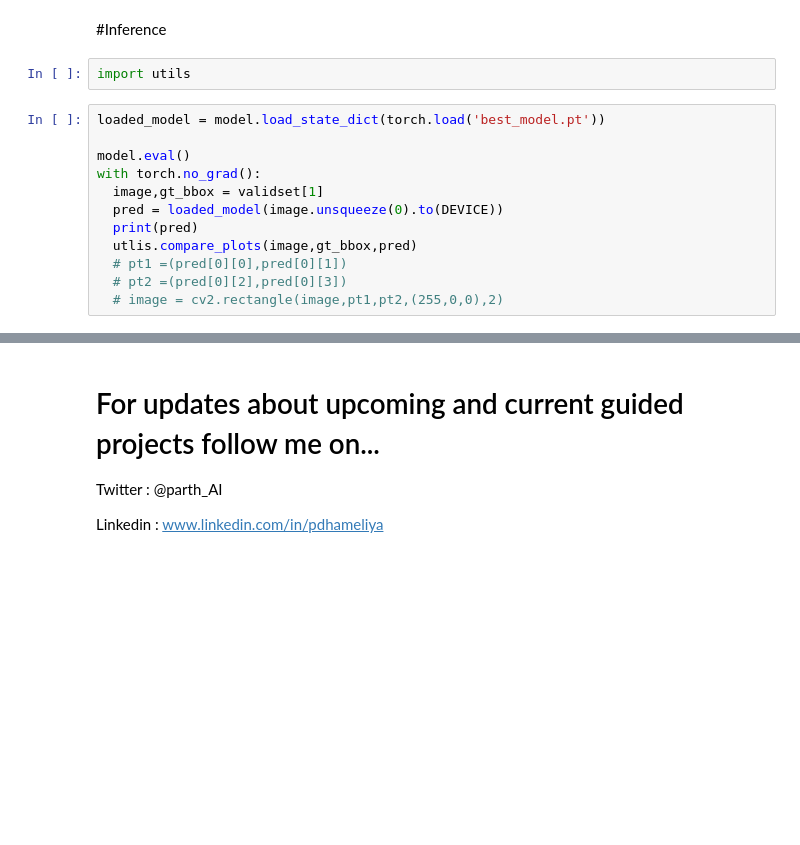
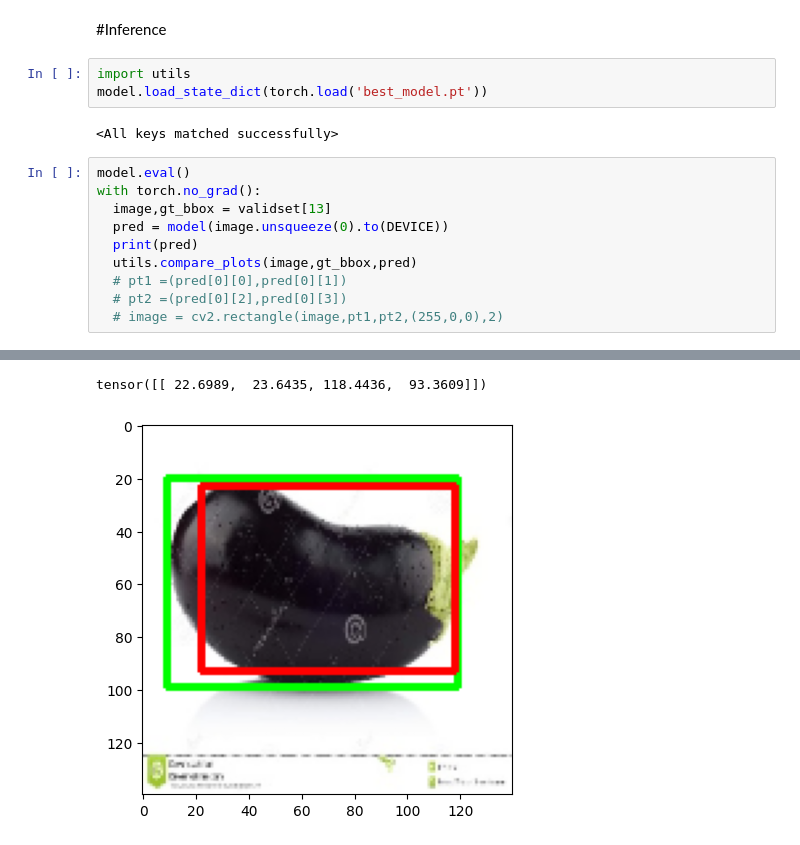
Before and after one commit to RahulS247/Object-Localization, a Jupyter notebook: Deep_Learning_with_PyTorch_Object_Localization.ipynb, the cells around one changed output, grey strips where cells are left out. Drawn from its saved outputs; the diff is of its cells as text; blank space fills up the shorter version.

```diff
--- a/Deep_Learning_with_PyTorch_Object_Localization.ipynb
+++ b/Deep_Learning_with_PyTorch_Object_Localization.ipynb
@@ -336,17 +336,18 @@ plt.show()
 [figure]
 # %% [markdown]
 #Inference
-# %%
-import utils
+# %%
+import utils
+model.load_state_dict(torch.load('best_model.pt'))
+# %% [output]
+<All keys matched successfully>
 # %%
-loaded_model = model.load_state_dict(torch.load('best_model.pt'))
-
 model.eval()
 with torch.no_grad():
-  image,gt_bbox = validset[1]
-  pred = loaded_model(image.unsqueeze(0).to(DEVICE))
+  image,gt_bbox = validset[13]
+  pred = model(image.unsqueeze(0).to(DEVICE))
   print(pred)
-  utlis.compare_plots(image,gt_bbox,pred)
+  utils.compare_plots(image,gt_bbox,pred)
   # pt1 =(pred[0][0],pred[0][1])
   # pt2 =(pred[0][2],pred[0][3])
   # image = cv2.rectangle(image,pt1,pt2,(255,0,0),2)
@@ -355,6 +356,2 @@ TypeError: '_IncompatibleKeys' object is not callable
+tensor([[ 22.6989,  23.6435, 118.4436,  93.3609]])
+[figure, added]
-# %% [markdown]
-# For updates about upcoming and current guided projects follow me on...
-
-Twitter : @parth_AI
-
-Linkedin : www.linkedin.com/in/pdhameliya
```
Also changed, not shown: parts of 1 cell of this notebook.
